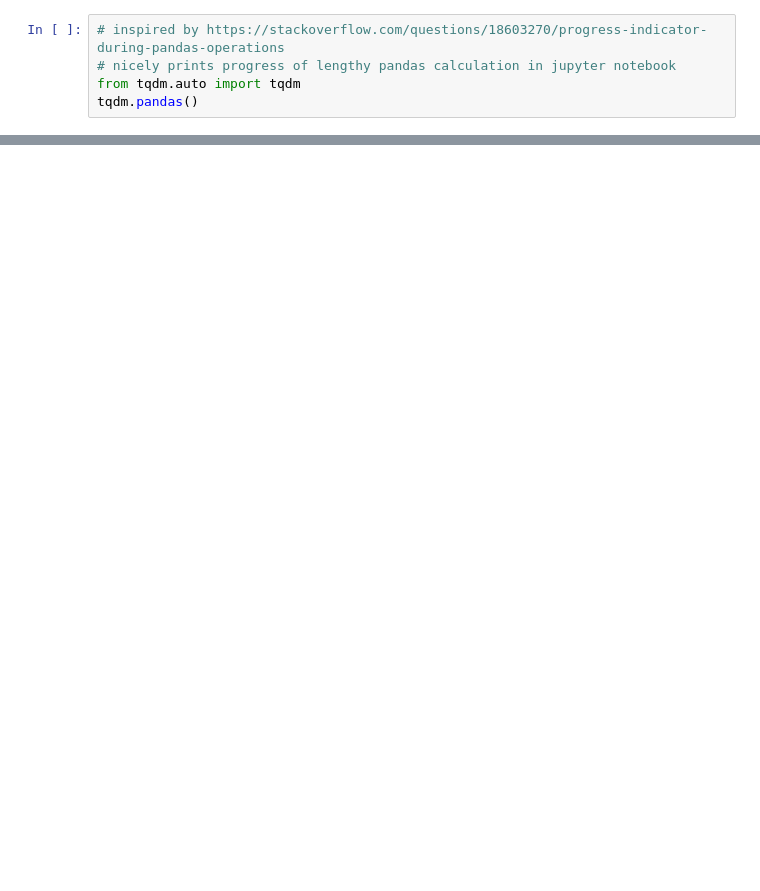
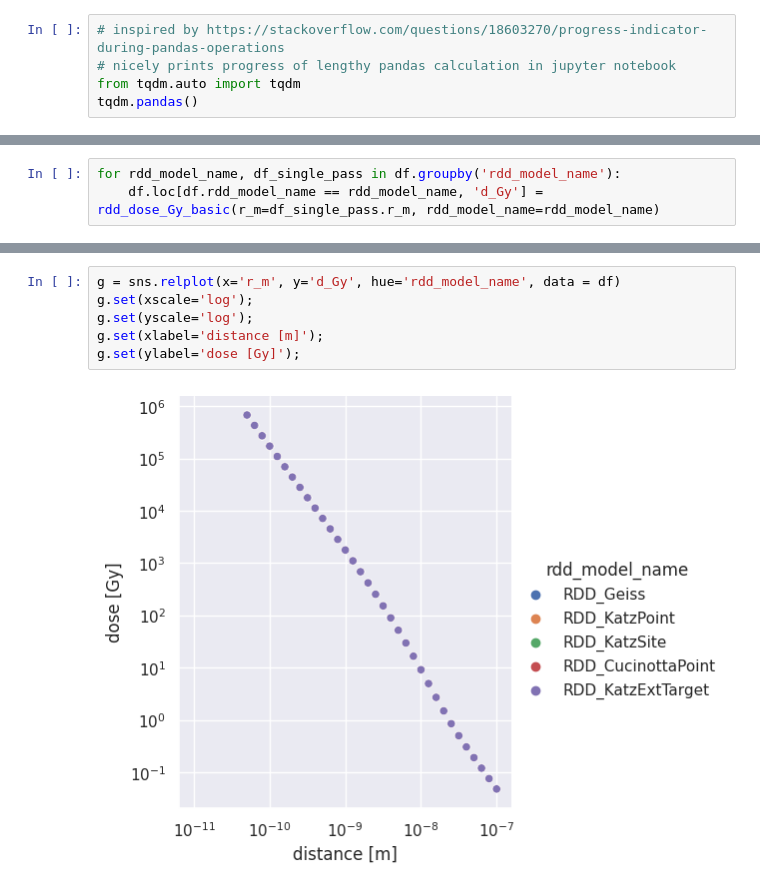
Before and after one commit to grzanka/libamtrack3d_dosimetry, a Jupyter notebook: rdd.ipynb, the cells around one changed output, grey strips where cells are left out. Saved outputs shown, nothing was run; the diff lists cells and outputs as text; blank space fills up the shorter version.

```diff
--- a/rdd.ipynb
+++ b/rdd.ipynb
@@ -107,0 +128,3 @@ g.set(yscale='log');
+# %%
+for rdd_model_name, df_single_pass in df.groupby('rdd_model_name'):
+    df.loc[df.rdd_model_name == rdd_model_name, 'd_Gy'] = rdd_dose_Gy_basic(r_m=df_single_pass.r_m, rdd_model_name=rdd_model_name)
@@ -107,0 +140,8 @@ g.set(yscale='log');
+# %%
+g = sns.relplot(x='r_m', y='d_Gy', hue='rdd_model_name', data = df)
+g.set(xscale='log');
+g.set(yscale='log');
+g.set(xlabel='distance [m]');
+g.set(ylabel='dose [Gy]');
+# %% [output]
+[figure, added]
```
Also changed, not shown: parts of 12 cells of this notebook, 1 other file.
